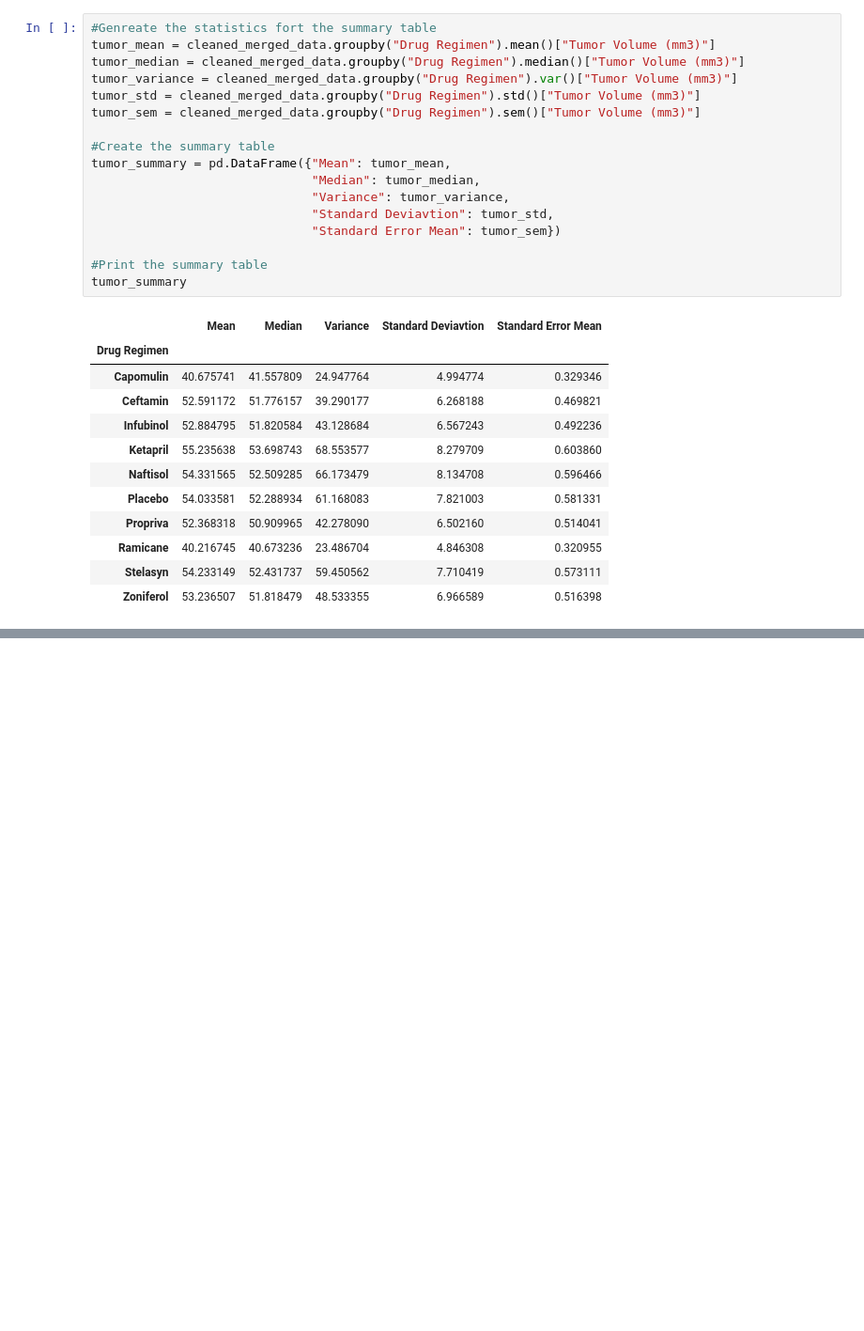
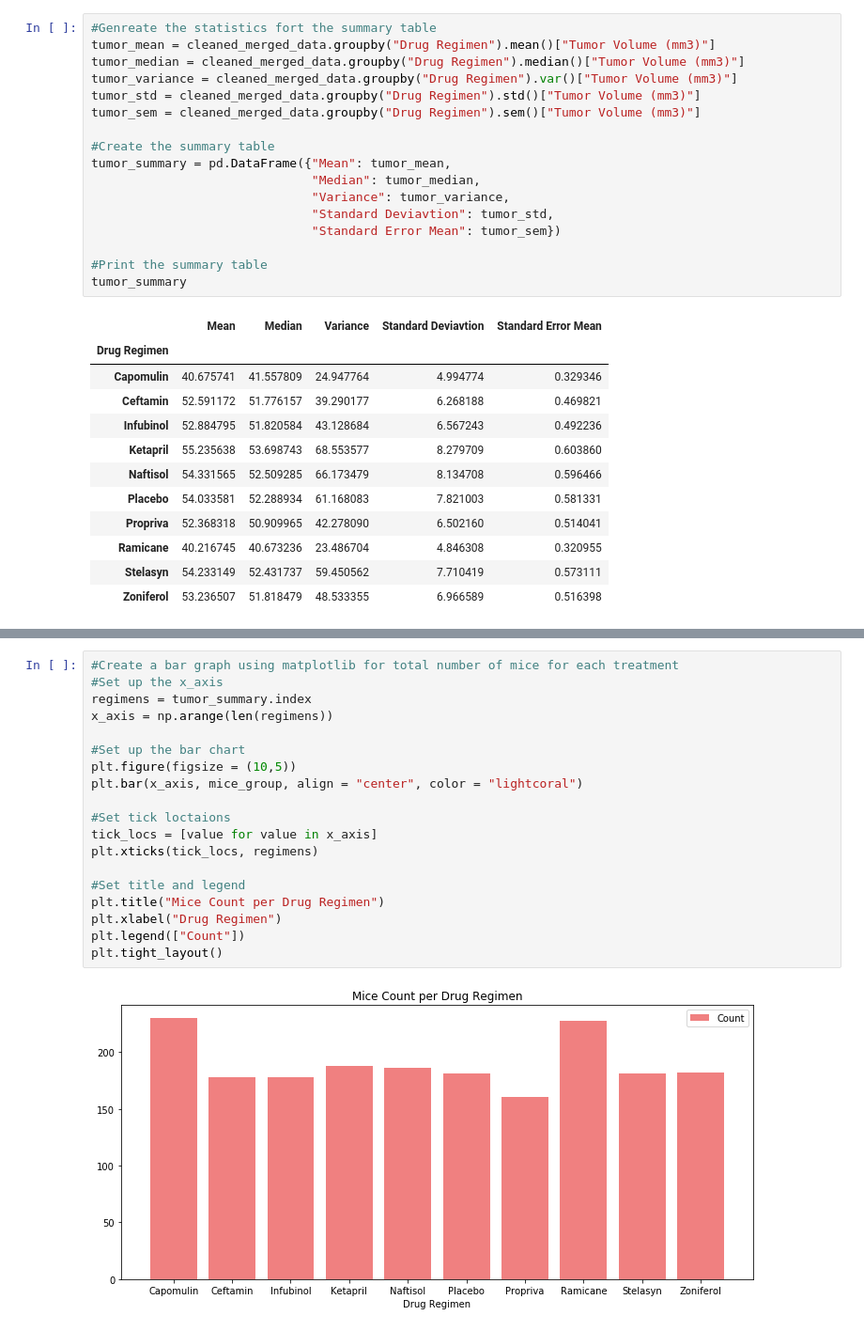
Before and after one commit to tnatoli29/Matplotlib-Challenge, a Jupyter notebook: The Power of Plots.ipynb, the cells around one changed output, grey strips where cells are left out. Shown at 94% size. Drawn from its saved outputs; the diff is of its cells as text; blank space fills up the shorter version.

```diff
--- a/The Power of Plots.ipynb
+++ b/The Power of Plots.ipynb
@@ -65,0 +88,21 @@ tumor_summary
+# %%
+#Create a bar graph using matplotlib for total number of mice for each treatment
+#Set up the x_axis
+regimens = tumor_summary.index
+x_axis = np.arange(len(regimens))
+
+#Set up the bar chart
+plt.figure(figsize = (10,5))
+plt.bar(x_axis, mice_group, align = "center", color = "lightcoral")
+
+#Set tick loctaions
+tick_locs = [value for value in x_axis]
+plt.xticks(tick_locs, regimens)
+
+#Set title and legend
+plt.title("Mice Count per Drug Regimen")
+plt.xlabel("Drug Regimen")
+plt.legend(["Count"])
+plt.tight_layout()
+# %% [output]
+[figure, added]
```
Also changed, not shown: parts of 2 cells of this notebook.
